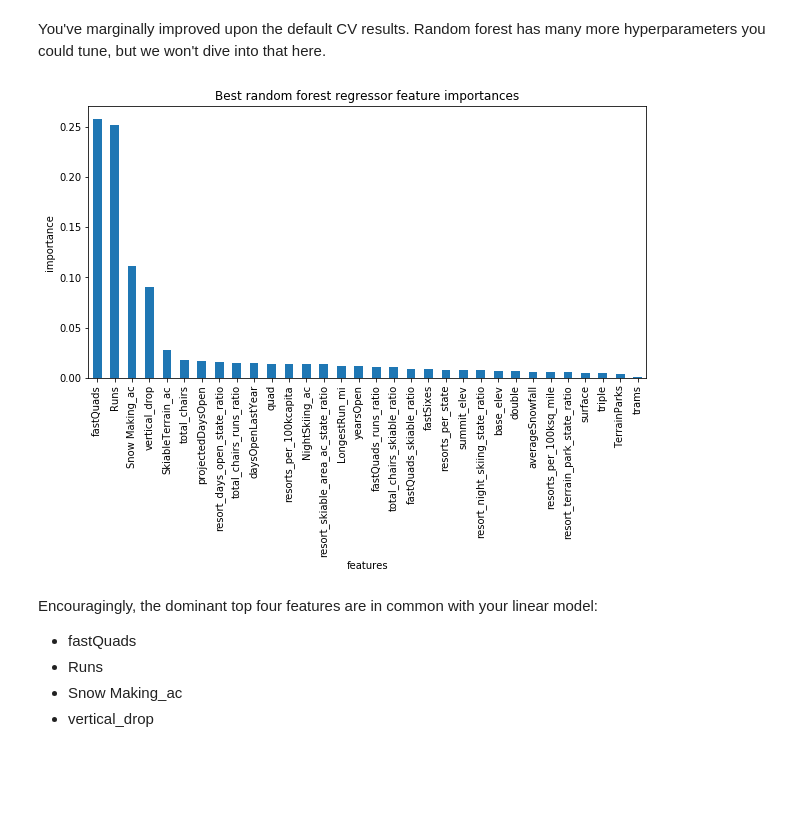
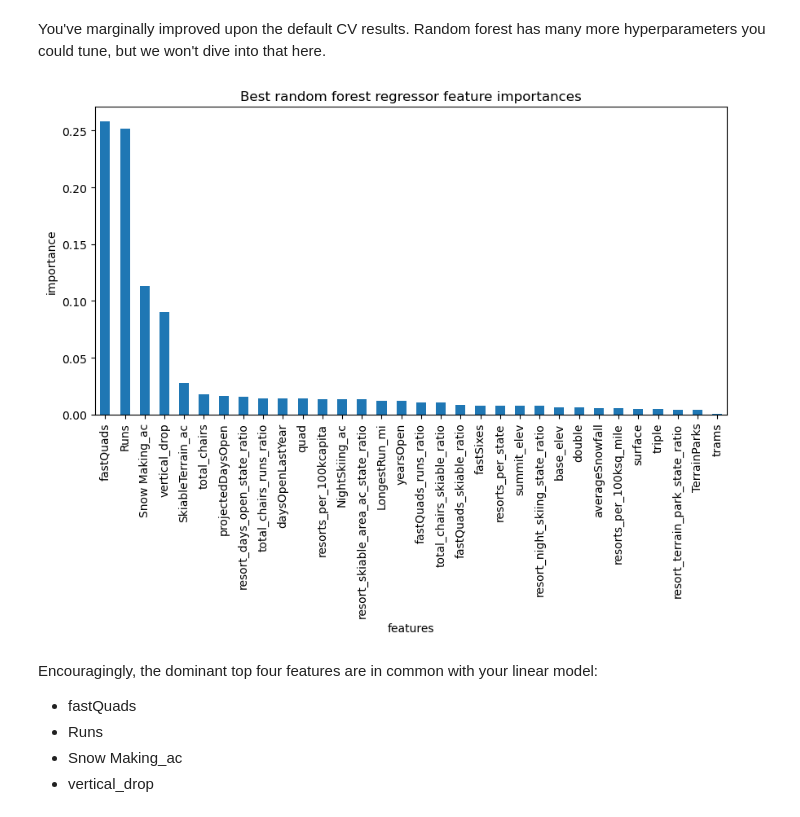
Before and after one commit to mendyhsu/DataScienceGuidedCapstone, a Jupyter notebook: Notebooks/04_preprocessing_and_training.ipynb, the cells around one changed output. Saved outputs shown, nothing was run; the diff lists cells and outputs as text; code cells hidden in the pictures; blank space fills up the shorter version.

```diff
--- a/Notebooks/04_preprocessing_and_training.ipynb
+++ b/Notebooks/04_preprocessing_and_training.ipynb
@@ -1046,19 +1016,20 @@ You've marginally improved upon the default CV results. Random forest has many m
 # %%
 #Code task 27#
 #Plot a barplot of the random forest's feature importances,
 #assigning the `feature_importances_` attribute of
 #`rf_grid_cv.best_estimator_.named_steps.randomforestregressor` to the name `imps` to then
 #create a pandas Series object of the feature importances, with the index given by the
 #training data column names, sorting the values in descending order
-plt.subplots(figsize=(10, 5))
+plt.subplots(figsize=(10, 5),dpi=100)
 imps = rf_grid_cv.best_estimator_.named_steps.randomforestregressor.feature_importances_
 rf_feat_imps = pd.Series(imps, index=X_train.columns).sort_values(ascending=False)
 rf_feat_imps.plot(kind='bar')
 plt.xlabel('features')
 plt.ylabel('importance')
 plt.title('Best random forest regressor feature importances');
+plt.savefig('../figure/features_rank.pdf',dpi=100,pad_inches=0.1, bbox_inches='tight')
 # %% [output]
-[figure, old version]
+[figure, new version]
 # %% [markdown]
 Encouragingly, the dominant top four features are in common with your linear model:
 * fastQuads
```
Also changed, not shown: parts of 28 cells of this notebook, 2 other files.
